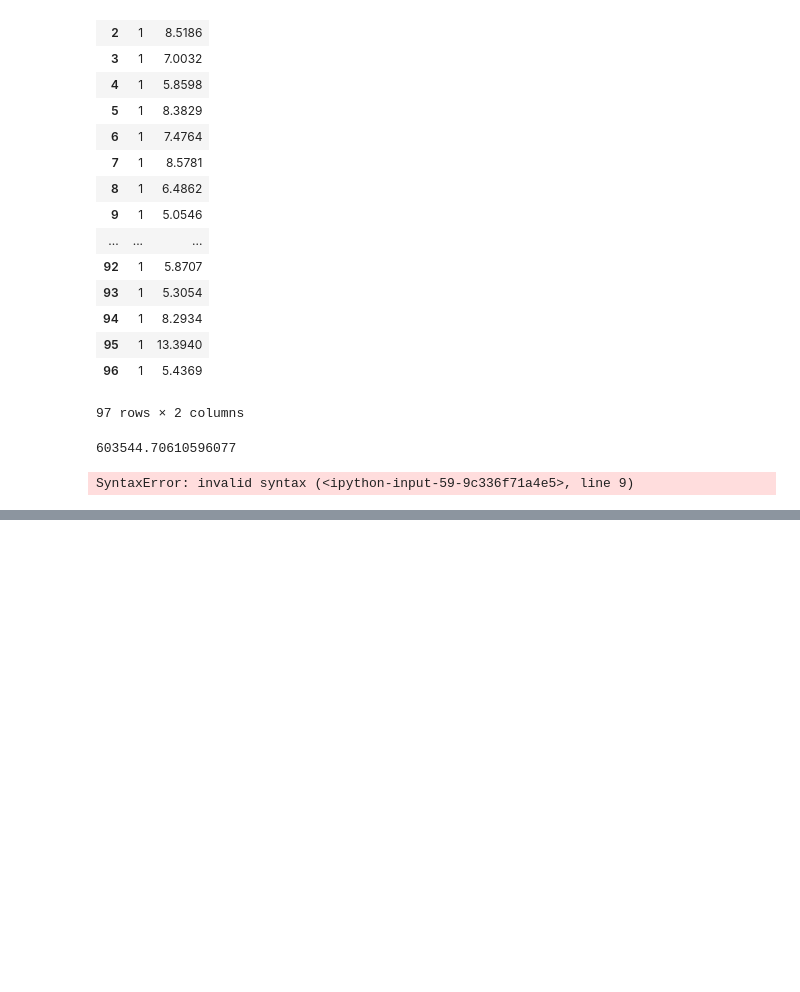
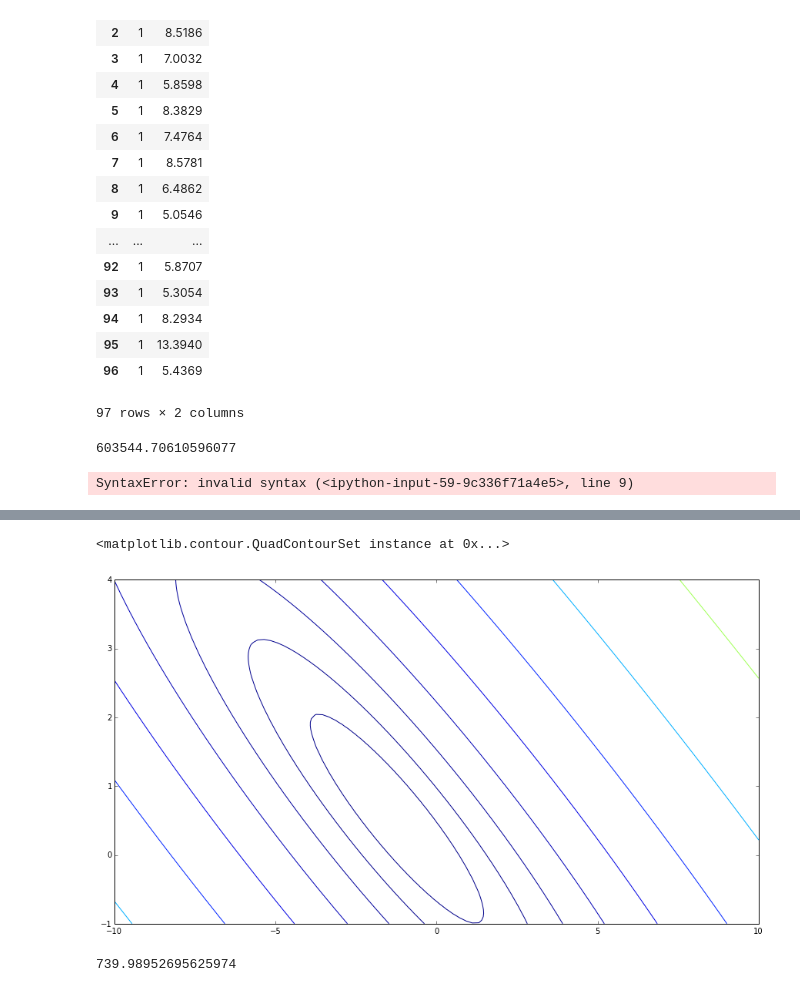
Before and after one commit to qorelogic/ml2, a Jupyter notebook: bin/statwing.ipynb, the cells around one changed output, grey strips where cells are left out. Drawn from its saved outputs; the diff is of its cells as text; code cells hidden in the pictures; blank space fills up the shorter version.

```diff
--- a/bin/statwing.ipynb
+++ b/bin/statwing.ipynb
@@ -153,0 +244,29 @@ SyntaxError: invalid syntax (<ipython-input-59-9c336f71a4e5>, line 9)
+# %%
+lgs = logspace(-2, 3, 20)
+contour(theta0_vals, theta1_vals, J_vals, lgs)
+#plot(J_vals)
+#plot(theta0_vals, theta1_vals, '.')
+#print J_vals
+# %% [output]
+<matplotlib.contour.QuadContourSet instance at 0x...>
+[figure, added]
+# %%
+#lgs = logspace(-2, 3, 20)
+lgs = logspace(0, 1, 20)
+#print lgs
+#plot(lgs.transpose())
+#c = n.array([1,2.2,3.1,4.8,5.1,6.1]).reshape(3,2)
+y2 = 10
+x = 2
+#c = n.random.randn(y2*x).reshape(y2,x)
+#print c
+#contour(c)
+#plot(c,'.')
+#plot(c)
+#print J_vals.transpose()
+#print plot(J_vals)
+#plot(t[0], t[1], 'xr')
+cc = ml.computeCost(X, y, t)
+cc
+# %% [output]
+739.98952695625974
```
Also changed, not shown: parts of 6 cells of this notebook, 2 other files.
